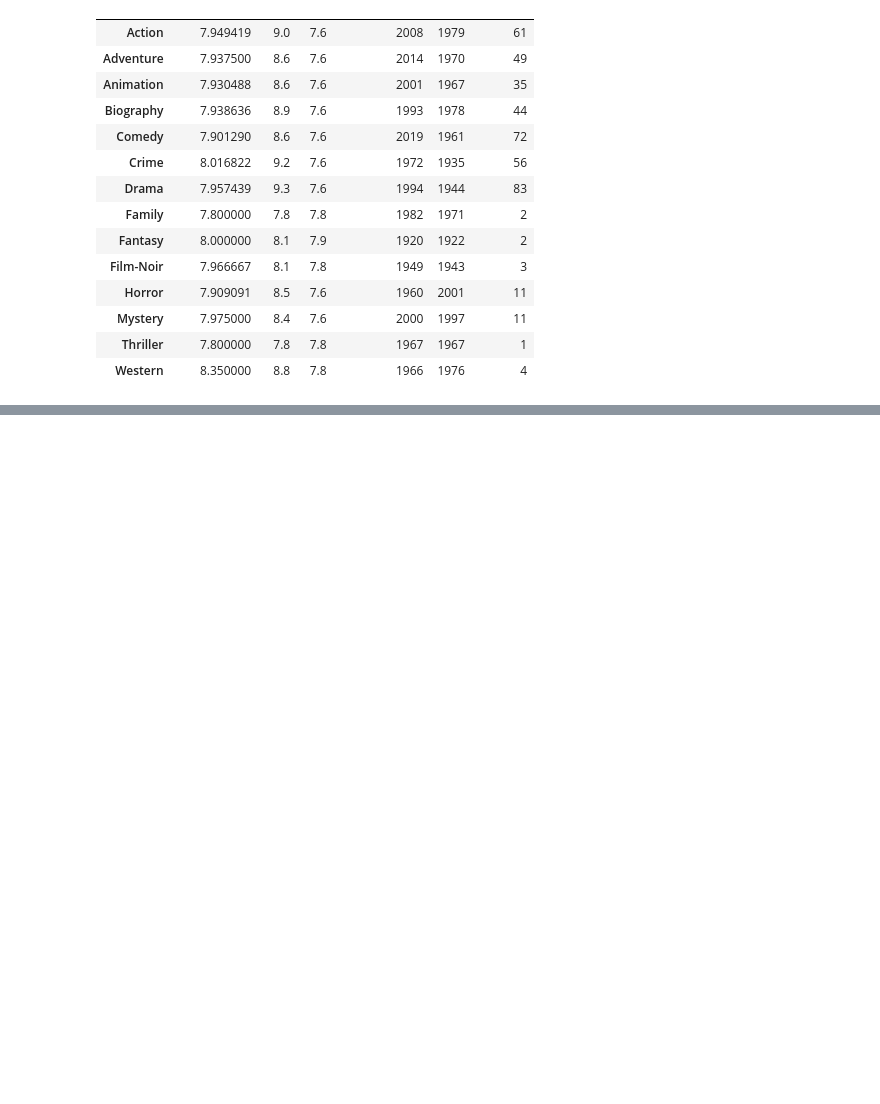
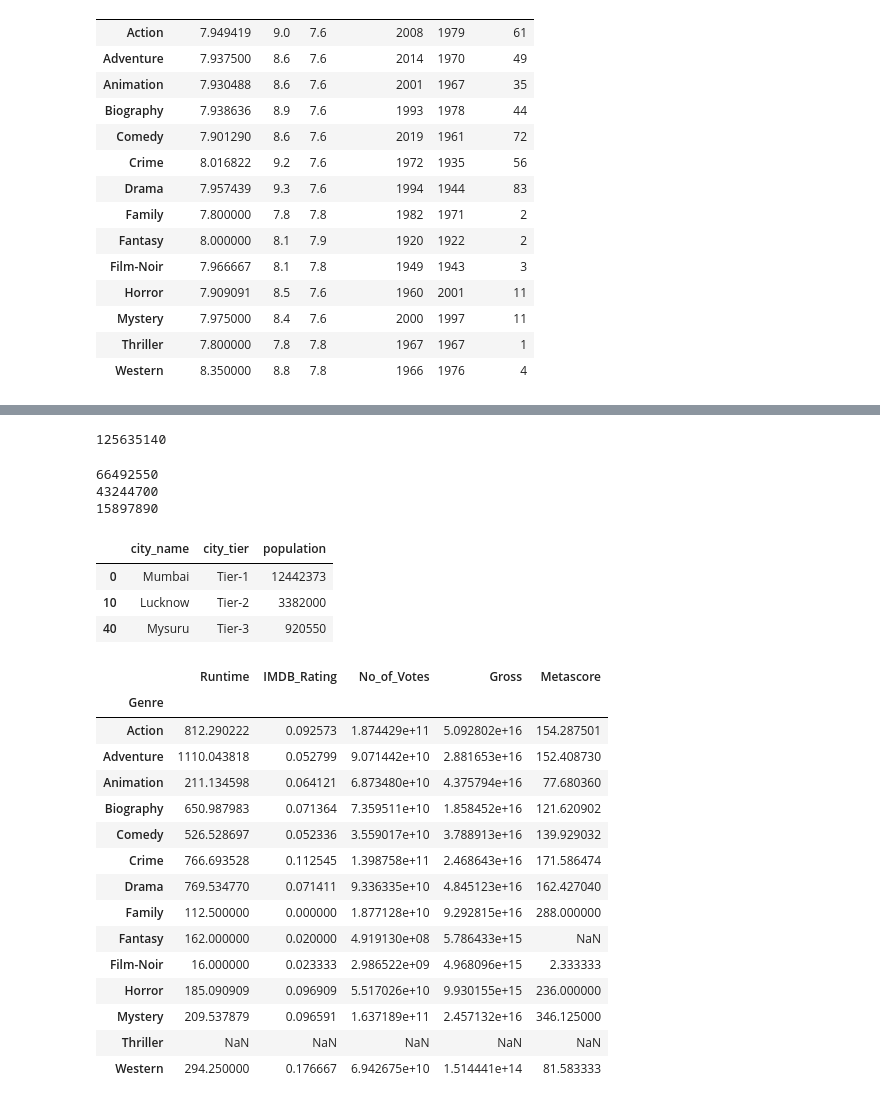
Before and after one commit to Shrikantlala24/Pandas, a Jupyter notebook: group_by_.ipynb, the cells around one changed output, grey strips where cells are left out. Saved outputs shown, nothing was run; the diff lists cells and outputs as text; code cells hidden in the pictures; blank space fills up the shorter version.

```diff
--- a/group_by_.ipynb
+++ b/group_by_.ipynb
@@ -137,0 +155,15 @@ genres.min()
+# %%
+# movies['Gross'].sum()
+df = pd.read_csv(r"C:\Users\HP\Downloads\indian_cities_full_150.csv")
+df.population.sum()  # 125635140
+# %% [output]
+125635140
+# %%
+print(df[df.city_tier == "Tier-1"].population.sum())
+print(df[df.city_tier == "Tier-2"].population.sum())
+print(df[df.city_tier == "Tier-3"].population.sum())
+# 125635140
+# %% [output]
+66492550
+43244700
+15897890
@@ -137,0 +173,30 @@ genres.min()
+# %%
+# df_tiers.agg([sum,min,max])
+idx = df_tiers.population.idxmax()
+df.iloc[idx]
+# %% [output]
+|  | city_name | city_tier | population |
+| 0 | Mumbai | Tier-1 | 12442373 |
+| 10 | Lucknow | Tier-2 | 3382000 |
+| 40 | Mysuru | Tier-3 | 920550 |
+# %%
+genres.agg('mean', numeric_only=True)
+genres.mean(numeric_only=True)
+genres.agg(['mean', 'max', 'min', ], numeric_only=True)
+# %% [output]
+|  | Runtime | IMDB_Rating | No_of_Votes | Gross | Metascore |
+| Genre |  |  |  |  |  |
+| Action | 812.290222 | 0.092573 | 1.874429e+11 | 5.092802e+16 | 154.287501 |
+| Adventure | 1110.043818 | 0.052799 | 9.071442e+10 | 2.881653e+16 | 152.408730 |
+| Animation | 211.134598 | 0.064121 | 6.873480e+10 | 4.375794e+16 | 77.680360 |
+| Biography | 650.987983 | 0.071364 | 7.359511e+10 | 1.858452e+16 | 121.620902 |
+| Comedy | 526.528697 | 0.052336 | 3.559017e+10 | 3.788913e+16 | 139.929032 |
+| Crime | 766.693528 | 0.112545 | 1.398758e+11 | 2.468643e+16 | 171.586474 |
+| Drama | 769.534770 | 0.071411 | 9.336335e+10 | 4.845123e+16 | 162.427040 |
+| Family | 112.500000 | 0.000000 | 1.877128e+10 | 9.292815e+16 | 288.000000 |
+| Fantasy | 162.000000 | 0.020000 | 4.919130e+08 | 5.786433e+15 | NaN |
+| Film-Noir | 16.000000 | 0.023333 | 2.986522e+09 | 4.968096e+15 | 2.333333 |
+| Horror | 185.090909 | 0.096909 | 5.517026e+10 | 9.930155e+15 | 236.000000 |
+| Mystery | 209.537879 | 0.096591 | 1.637189e+11 | 2.457132e+16 | 346.125000 |
+| Thriller | NaN | NaN | NaN | NaN | NaN |
+| Western | 294.250000 | 0.176667 | 6.942675e+10 | 1.514441e+14 | 81.583333 |
```
Also changed, not shown: parts of 5 cells of this notebook.
